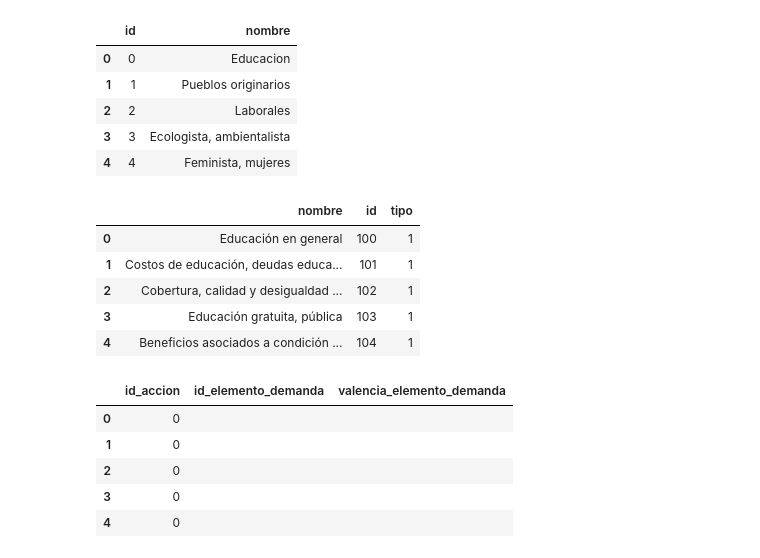
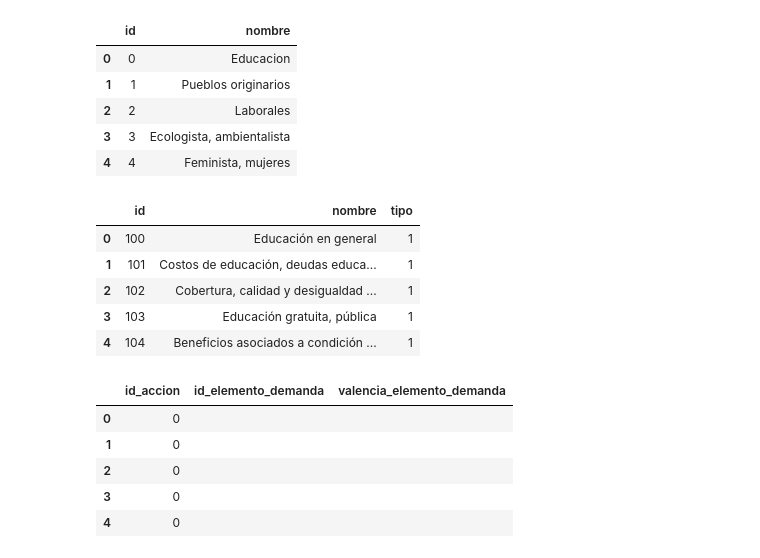
Before and after one commit to Vicvar/MTNotes, a Jupyter notebook: COESW.ipynb, the cells around one changed output. Saved outputs shown, nothing was run; the diff lists cells and outputs as text; code cells hidden in the pictures.

```diff
--- a/COESW.ipynb
+++ b/COESW.ipynb
@@ -539,39 +610,40 @@ dict_elementos_demanda = {'nombre':[
     'Cambio sistema binominal y otros cambios electorales',
     'Cambio constitucional',
     'Asamblea constituyente',
     'Leyes puntuales',
     'Solicitud de cambio en autoridad política',
     'Otras reformas en reglas políticas',
     'Corrupción',
     'Anti globalización, anti empresas transnacionales, anti neoliberalismo',
     'Derechos de los animales, vegetarianismo',
     'Derechos de consumidores',
     'Derechos de discapacitados y/o enfermos crónicos',
     'Derechos de los adultos mayores',
     'Derechos de grupos deportivos',
     'Derechos de grupos religiosos',
     'Pobreza y hambre',
     'Demanda por reforma de algún aspecto de la economía.',
     'Abusos y crímenes sexuales',
     'Demandas anarquistas, okupas y/o libertarias',
     'Eventos o situaciones internacionales',
     'Conmemoraciones',
     'Seguridad ciudadana'],
     'id':[100,101,102,103,104,105,106,107,108,109,200,201,202,203,204,205,206,207,300,301,302,303,304,305,306,
           400,401,402,403,404,405,406,500,501,502,503,600,601,602,603,604,605,606,607,608,609,700,701,702,703,
           704,705,800,801,802,803,804,805,806,900,901,902,903,904,1000,1001,1002,1003,1100,1101,1102,1103,1104,
           1105,1200,1201,1202,1203,1204,1205,1300,1301,1302,1303,1304,1305,1306,1307,1401,1402,1403,1404,1405,
           1406,1407,1408,1409,1410,1411,1412,1413,1414]}
 elementos_demanda = pd.DataFrame(data=dict_elementos_demanda)
 elementos_demanda['tipo'] = elementos_demanda.id//100
+elementos_demanda = elementos_demanda[['id','nombre', 'tipo']]
 elementos_demanda.head()
 # %% [output]
-|  | nombre | id | tipo |
-| 0 | Educación en general | 100 | 1 |
-| 1 | Costos de educación, deudas educa... | 101 | 1 |
-| 2 | Cobertura, calidad y desigualdad ... | 102 | 1 |
-| 3 | Educación gratuita, pública | 103 | 1 |
-| 4 | Beneficios asociados a condición ... | 104 | 1 |
+|  | id | nombre | tipo |
+| 0 | 100 | Educación en general | 1 |
+| 1 | 101 | Costos de educación, deudas educa... | 1 |
+| 2 | 102 | Cobertura, calidad y desigualdad ... | 1 |
+| 3 | 103 | Educación gratuita, pública | 1 |
+| 4 | 104 | Beneficios asociados a condición ... | 1 |
 # %%
 #TABLA elementos de demanda en acción.
 eda_aux = coes_o[['p19a1','p19b1','p19c1','p19d1','p19e1']].values.flatten()
```
Also changed, not shown: parts of 15 cells of this notebook, 1 other file.
